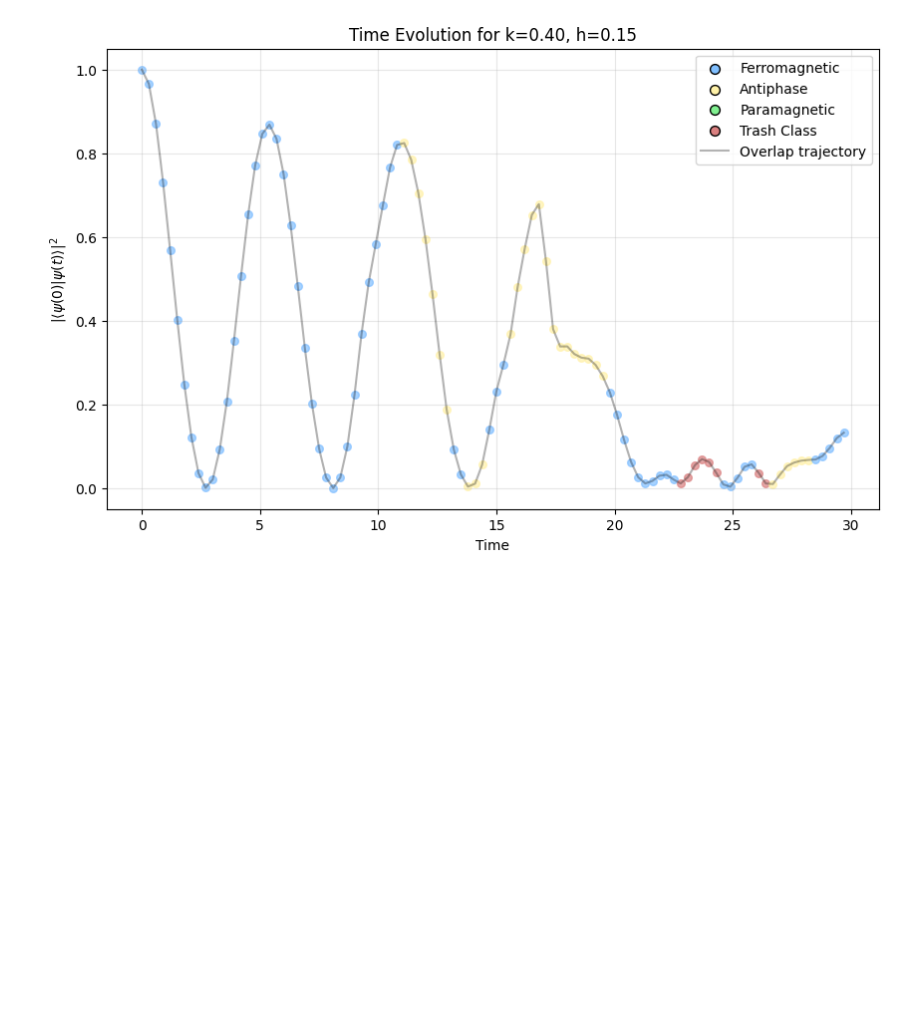
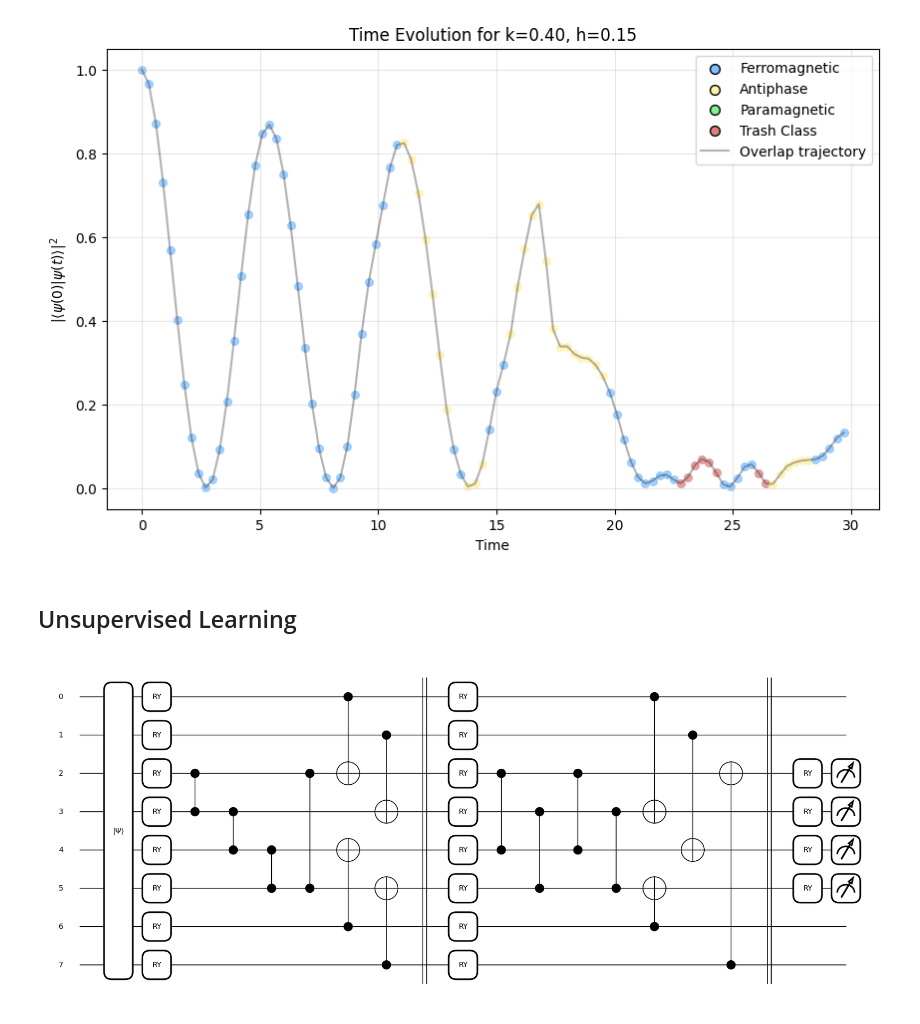
Before and after one commit to alexsockz/ANNNI-model-quantum-computing, a Jupyter notebook: src/Classif_Time_Evol.ipynb, the cells around one changed output. Drawn from its saved outputs; the diff is of its cells as text; code cells hidden in the pictures; blank space fills up the shorter version.

```diff
--- a/src/Classif_Time_Evol.ipynb
+++ b/src/Classif_Time_Evol.ipynb
@@ -476,3 +516,68 @@ plt.grid(alpha=0.3)
 plt.show()
 # %% [output]
 [figure]
+# %% [markdown]
+## Unsupervised Learning
+# %%
+def anomaly_ansatz(n_qubit, params):
+    """Ansatz of the QAD model
+    Apply multi-qubit gates between trash and non-trash wires
+    """
+
+    # Block of gates connecting trash and non-trash wires
+    def block(nontrash, trash, shift):
+        # Connect trash wires
+        for i, wire in enumerate(trash):
+            target = trash[(i + 1 + shift) % len(trash)]
+            qml.CZ(wires=[int(wire), int(target)])
+        # Connect each nontrash wire to a trash wire
+        for i, wire in enumerate(nontrash):
+            trash_idx = (i + shift) % len(trash)
+            qml.CNOT(wires=[int(wire), int(trash[trash_idx])])
+
+    depth = 2  # Number of repeated block layers
+    n_trashwire = n_qubit // 2
+
+    # Define trash wires as a contiguous block in the middle.
+    trash = np.arange(n_trashwire // 2, n_trashwire // 2 + n_trashwire)
+    nontrash = np.setdiff1d(np.arange(n_qubit), trash)
+
+    index = 0
+
+    # Initial layer: apply RY rotations on all wires.
+    for wire in np.arange(n_qubit):
+        qml.RY(params[index], wires=int(wire))
+        index += 1
+
+    # Repeatedly apply blocks of entangling gates and additional rotations.
+    for shift in range(depth):
+        block(nontrash, trash, shift)
+        qml.Barrier()
+        # In the final layer, only apply rotations on trash wires.
+        wires_to_rot = np.arange(n_qubit) if shift < depth - 1 else trash
+        for wire in wires_to_rot:
+            qml.RY(params[index], wires=int(wire))
+            index += 1
+
+    return index, list(trash)
+
+num_anomaly_params, trash_wires = qcnn_ansatz(num_qubits, [0]*100)
+
+@qml.qnode(qml.device("default.qubit", wires=num_qubits))
+def anomaly_circuit(params, state):
+    """QNode with QAD ansatz and expectation values of the trash wires as output"""
+    # Input ground state from diagonalization
+    qml.StatePrep(state, wires=range(num_qubits), normalize = True)
+    # Quantum Anomaly Circuit
+    _, trash_wires = anomaly_ansatz(num_qubits, params)
+
+    return [qml.expval(qml.PauliZ(int(k))) for k in trash_wires]
+
+# Vectorize the circuit using vmap
+jitted_anomaly_circuit = jit(anomaly_circuit)
+vectorized_anomaly_circuit = vmap(jitted_anomaly_circuit, in_axes=(None, 0))
+
+# Draw the QAD Architecture
+fig,ax = qml.draw_mpl(anomaly_circuit)(np.arange(num_anomaly_params), psis[0,0])
+# %% [output]
+[figure, added]
```
Also changed, not shown: parts of 5 cells of this notebook.
